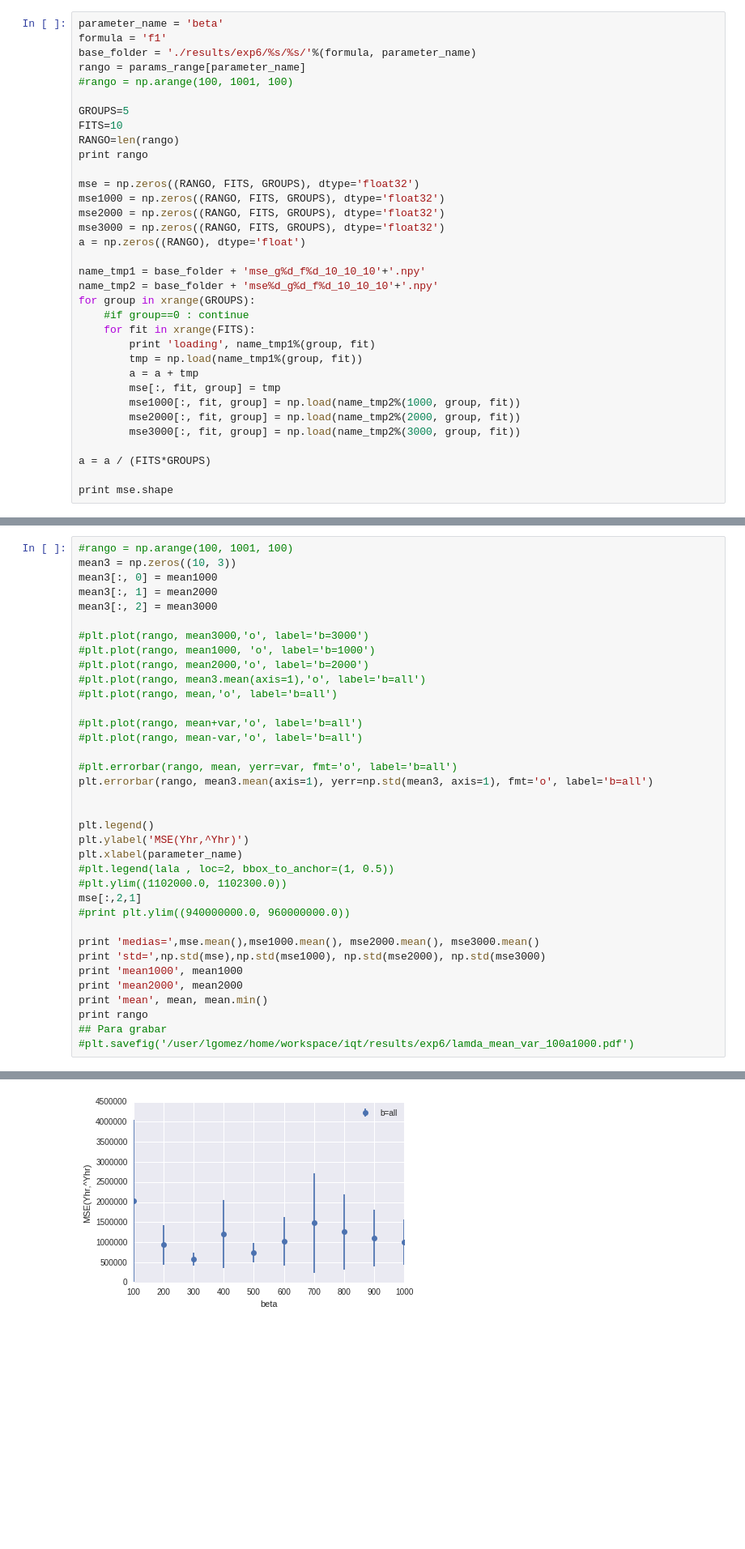
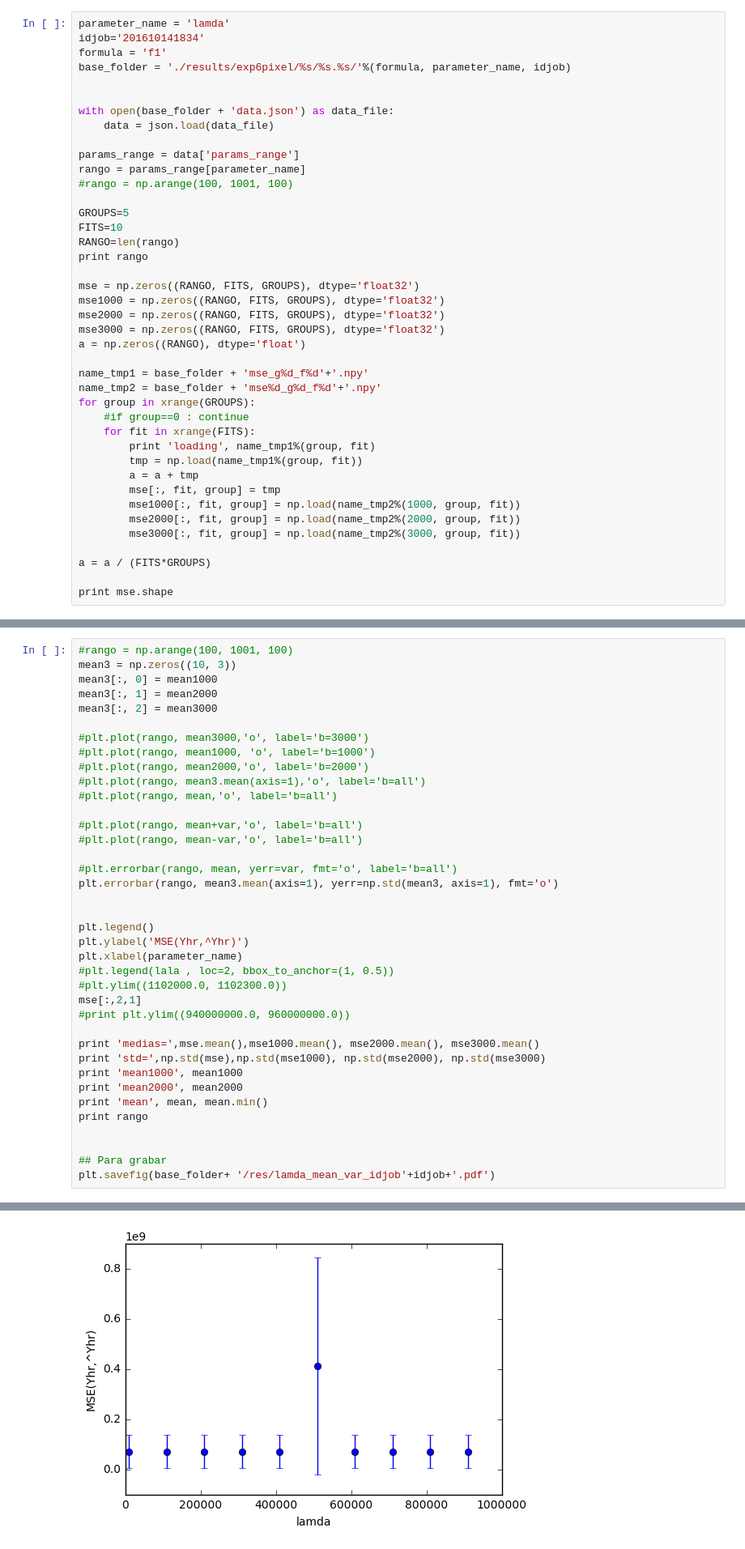
Before and after one commit to egomezsumma/iqt, a Jupyter notebook: Reconstruc min parameters.ipynb, the cells around one changed output, grey strips where cells are left out. Shown at 81% size. Drawn from its saved outputs; the diff is of its cells as text; blank space fills up the shorter version.

Commit message:
correccion de un paramtro de entrada

```diff
--- a/Reconstruc min parameters.ipynb
+++ b/Reconstruc min parameters.ipynb
@@ -19,7 +18,14 @@ WARNING: pylab import has clobbered these variables: ['f', 'mean', 'var']
 # %%
-parameter_name = 'beta'
+parameter_name = 'lamda'
+idjob='201610141834'
 formula = 'f1'
-base_folder = './results/exp6/%s/%s/'%(formula, parameter_name)
+base_folder = './results/exp6pixel/%s/%s.%s/'%(formula, parameter_name, idjob)
+
+
+with open(base_folder + 'data.json') as data_file:
+    data = json.load(data_file)
+
+params_range = data['params_range']
 rango = params_range[parameter_name]
 #rango = np.arange(100, 1001, 100)
 
@@ -34,8 +40,8 @@ mse2000 = np.zeros((RANGO, FITS, GROUPS), dtype='float32')
 mse3000 = np.zeros((RANGO, FITS, GROUPS), dtype='float32')
 a = np.zeros((RANGO), dtype='float')
 
-name_tmp1 = base_folder + 'mse_g%d_f%d_10_10_10'+'.npy'
-name_tmp2 = base_folder + 'mse%d_g%d_f%d_10_10_10'+'.npy'
+name_tmp1 = base_folder + 'mse_g%d_f%d'+'.npy'
+name_tmp2 = base_folder + 'mse%d_g%d_f%d'+'.npy'
 for group in xrange(GROUPS):
     #if group==0 : continue
     for fit in xrange(FITS):
@@ -172,7 +174,7 @@ mean3[:, 2] = mean3000
 #plt.plot(rango, mean-var,'o', label='b=all')
 
 #plt.errorbar(rango, mean, yerr=var, fmt='o', label='b=all')
-plt.errorbar(rango, mean3.mean(axis=1), yerr=np.std(mean3, axis=1), fmt='o', label='b=all')
+plt.errorbar(rango, mean3.mean(axis=1), yerr=np.std(mean3, axis=1), fmt='o')
 
 
 plt.legend()
@@ -189,6 +191,8 @@ print 'mean1000', mean1000
 print 'mean2000', mean2000
 print 'mean', mean, mean.min()
 print rango
+
+
 ## Para grabar
-#plt.savefig('/user/lgomez/home/workspace/iqt/results/exp6/lamda_mean_var_100a1000.pdf')
+plt.savefig(base_folder+ '/res/lamda_mean_var_idjob'+idjob+'.pdf')
 # %% [output]
@@ -204 +210 @@ mean [ 1102034.375  1102034.375  1102034.375  1102034.375  1102034.375
-[figure, old version]
+[figure, new version]
```
Also changed, not shown: parts of 13 cells of this notebook, 3 other files.
